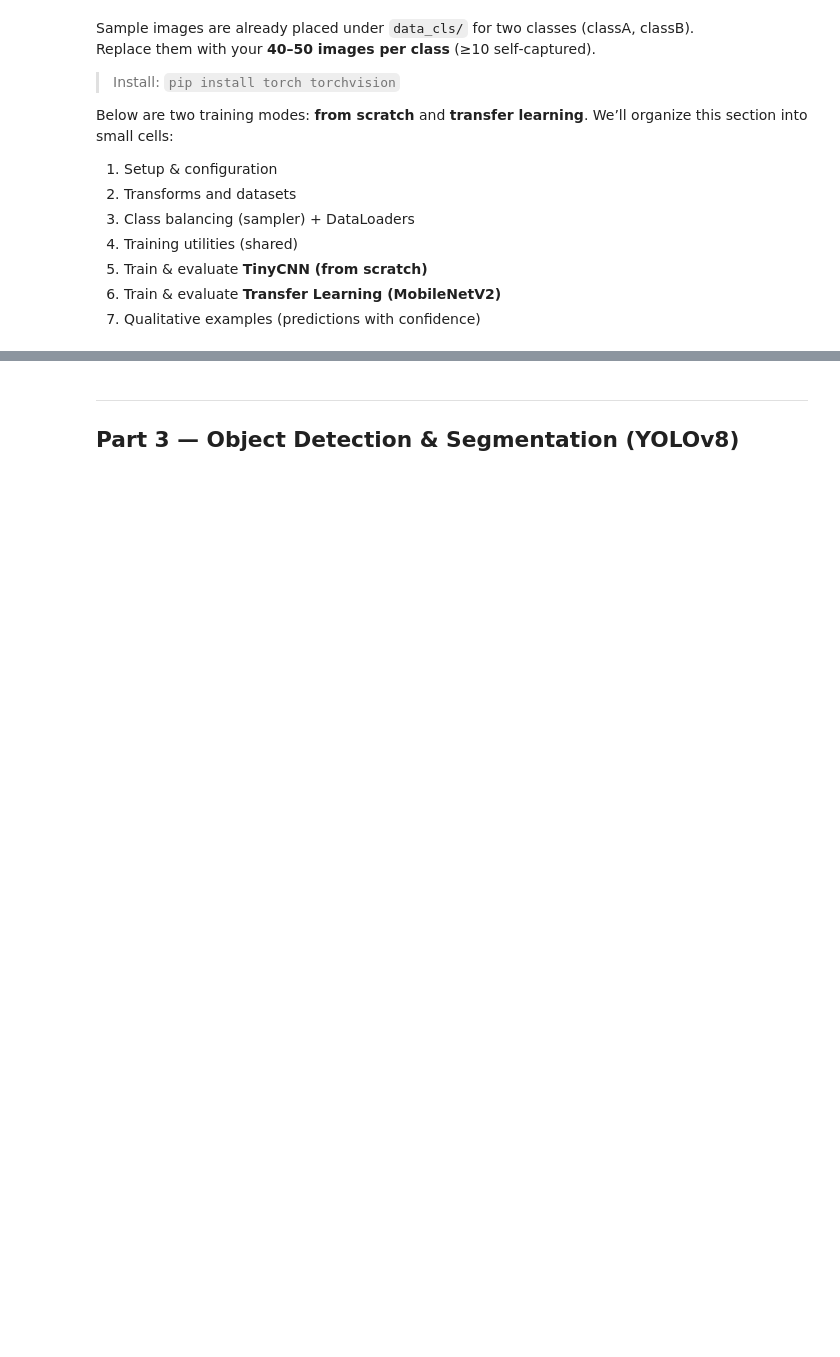
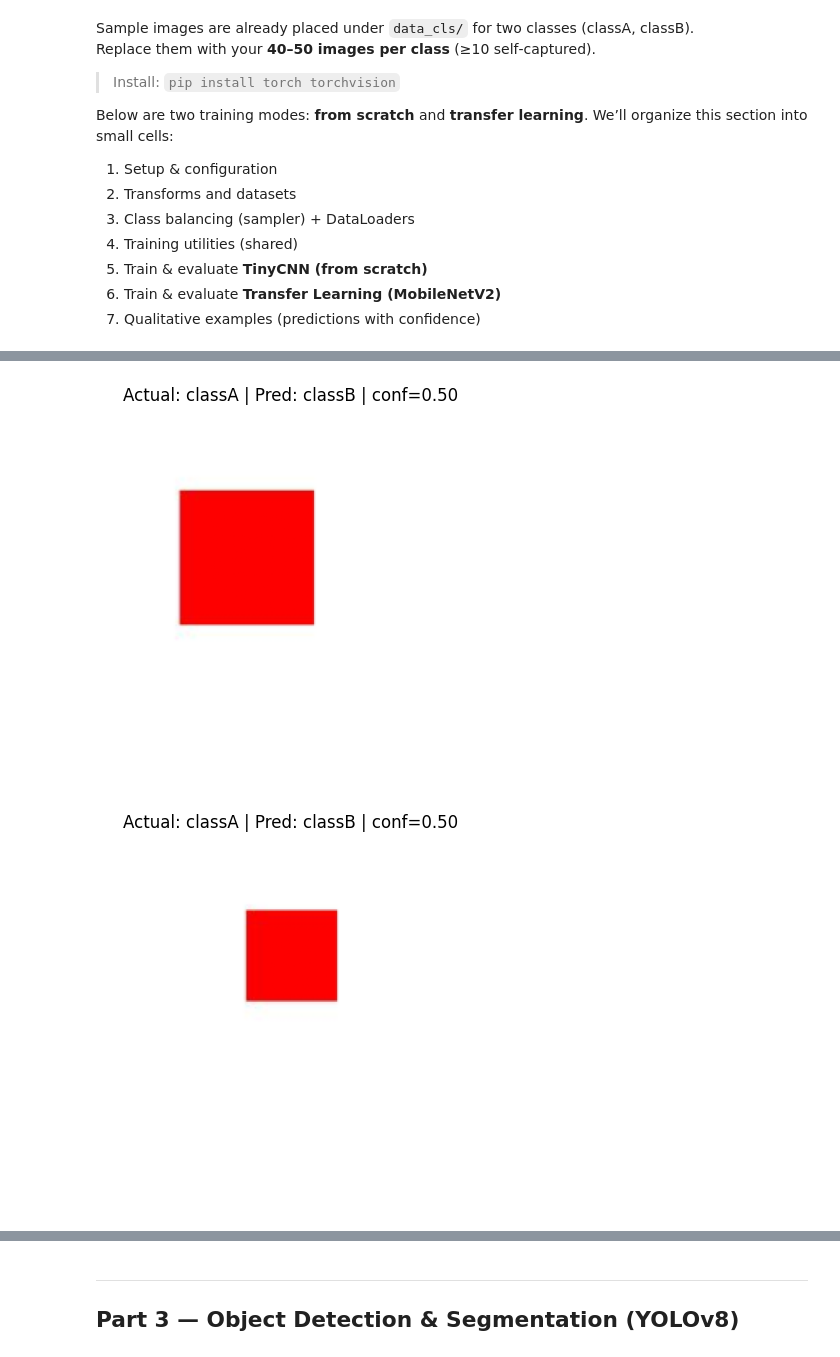
Before and after one commit to RokasMarcinkevicius/P170M109-Computational-Intelligence-and-Decision-Making, a Jupyter notebook: Lab 2/CIDM Lab 2.ipynb, the cells around one changed output, grey strips where cells are left out. Drawn from its saved outputs; the diff is of its cells as text; code cells hidden in the pictures; blank space fills up the shorter version.

```diff
--- a/Lab 2/CIDM Lab 2.ipynb
+++ b/Lab 2/CIDM Lab 2.ipynb
@@ -1420,0 +1536,59 @@ KeyboardInterrupt:
+# %%
+# 7) Qualitative examples (predictions with confidence, from transfer model) — FIXED DISPLAY
+
+import numpy as np
+import torch
+import torch.nn.functional as F
+import matplotlib.pyplot as charts
+
+examples_per_class = 5
+shown_per_class = {c: 0 for c in dataset_train.classes}
+
+# Use the SAME normalization you used in the transforms to invert it for display
+imagenet_mean = torch.tensor([0.485, 0.456, 0.406], dtype=torch.float32).view(3, 1, 1)
+imagenet_std  = torch.tensor([0.229, 0.224, 0.225], dtype=torch.float32).view(3, 1, 1)
+
+def tensor_for_display(t: torch.Tensor) -> np.ndarray:
+    """
+    t: CHW tensor in normalized space.
+    returns: HxWxC numpy array in [0,1] for imshow.
+    """
+    if t.ndim != 3:  # expect C,H,W
+        t = t.squeeze(0)
+    # de-normalize: x = x*std + mean
+    x = t.detach().cpu() * imagenet_std + imagenet_mean
+    x = x.clamp(0.0, 1.0)                   # keep valid range for imshow
+    x = x.permute(1, 2, 0).numpy()          # H,W,C
+    return x
+
+model_transfer.eval()
+with torch.no_grad():
+    for images, labels in loader_test:
+        images = images.to(device)
+        logits = model_transfer(images)
+        probs = F.softmax(logits, dim=1).cpu().numpy()
+        preds = probs.argmax(axis=1)
+
+        for i in range(len(images)):
+            true_name = dataset_train.classes[int(labels[i].item())]
+            if shown_per_class[true_name] >= examples_per_class:
+                continue
+
+            pred_idx = int(preds[i])
+            pred_name = dataset_train.classes[pred_idx]
+            confidence = float(probs[i, pred_idx])
+
+            charts.figure()
+            charts.imshow(tensor_for_display(images[i]))
+            charts.axis("off")
+            charts.title(f"Actual: {true_name} | Pred: {pred_name} | conf={confidence:.2f}")
+            charts.show()
+
+            shown_per_class[true_name] += 1
+
+        # stop when we have enough examples per class
+        if all(n >= examples_per_class for n in shown_per_class.values()):
+            break
+# %% [output]
+[figure, added]
+[figure, added]
```
Also changed, not shown: parts of 25 cells of this notebook, 1 other file.
